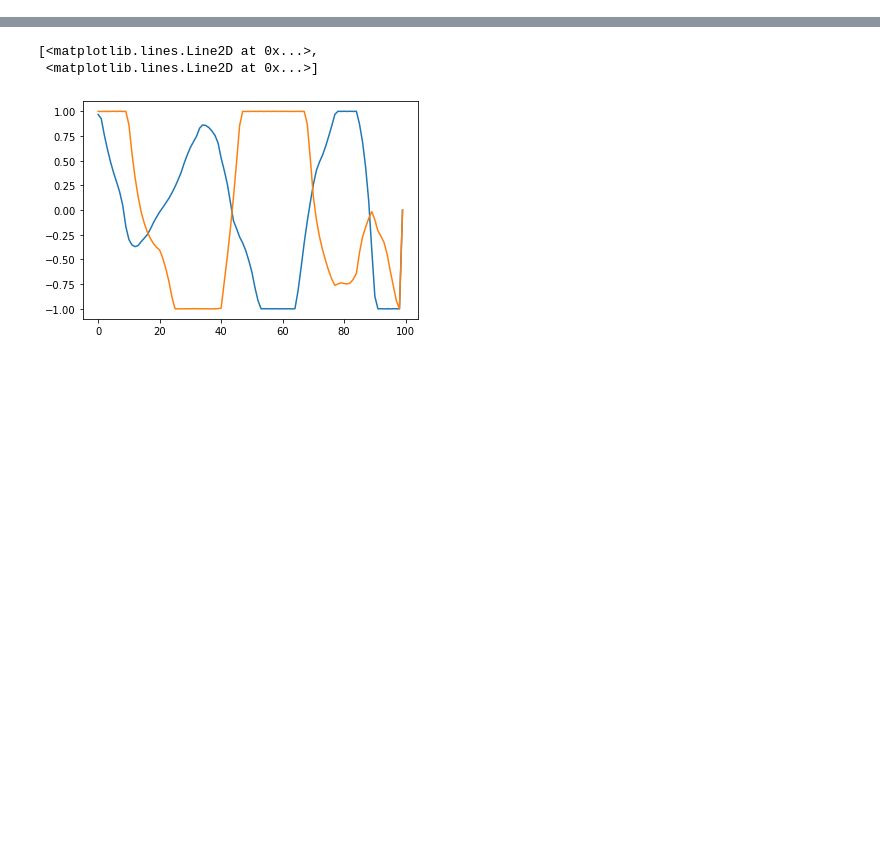
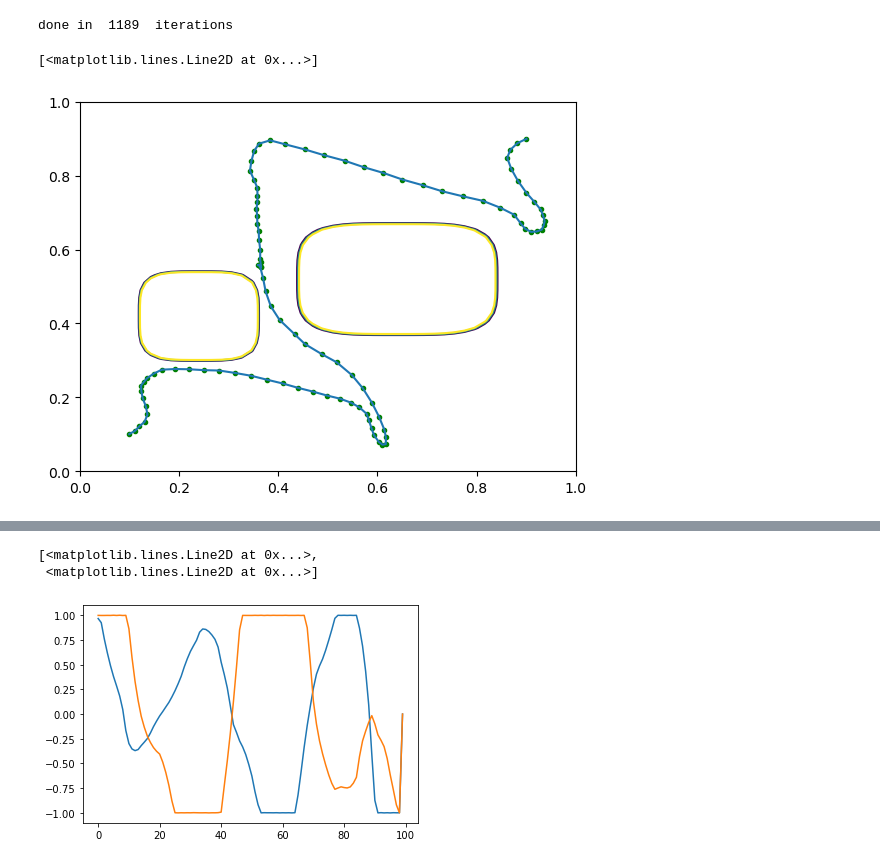
Before and after one commit to ialab-yale/time_optimal_ergodic_search, a Jupyter notebook: notebooks/erg_expl.ipynb, the cells around one changed output, grey strips where cells are left out. Saved outputs shown, nothing was run; the diff lists cells and outputs as text; code cells hidden in the pictures; blank space fills up the shorter version.

```diff
--- a/notebooks/erg_expl.ipynb
+++ b/notebooks/erg_expl.ipynb
@@ -133,4 +133,26 @@ solver = AugmentedLagrangeSolver(
                     step_size=0.001,
                     c=1.0)
 # %%
-# solver.solve(max_iter=10000)
+solver.solve(max_iter=10000)
+# %% [output]
+done in  1189  iterations
+# %%
+X, Y = np.meshgrid(*[np.linspace(0,1)]*2)
+pnts = np.vstack([X.ravel(), Y.ravel()]).T
+
+sol = solver.get_solution()
+
+## <---- below draws the objects ---->
+# for obs in traj_opt.obs:
+#     _patch = obs.draw()
+#     plt.gca().add_patch(_patch)
+_mixed_vals = np.inf*np.ones_like(X)
+for _obs in obs:
+    _vals = vmap(_obs.distance)(pnts).reshape(X.shape)
+    _mixed_vals = np.minimum(_vals, _mixed_vals)
+    plt.contour(X, Y, _vals.reshape(X.shape), levels=[-0.01,0.,0.01])
+plt.plot(sol['x'][:,0], sol['x'][:,1],'g.')
+plt.plot(sol['x'][:,0], sol['x'][:,1])
+# %% [output]
+[<matplotlib.lines.Line2D at 0x...>]
+[figure, added]
```
Also changed, not shown: parts of 4 cells of this notebook, 3 other files.
